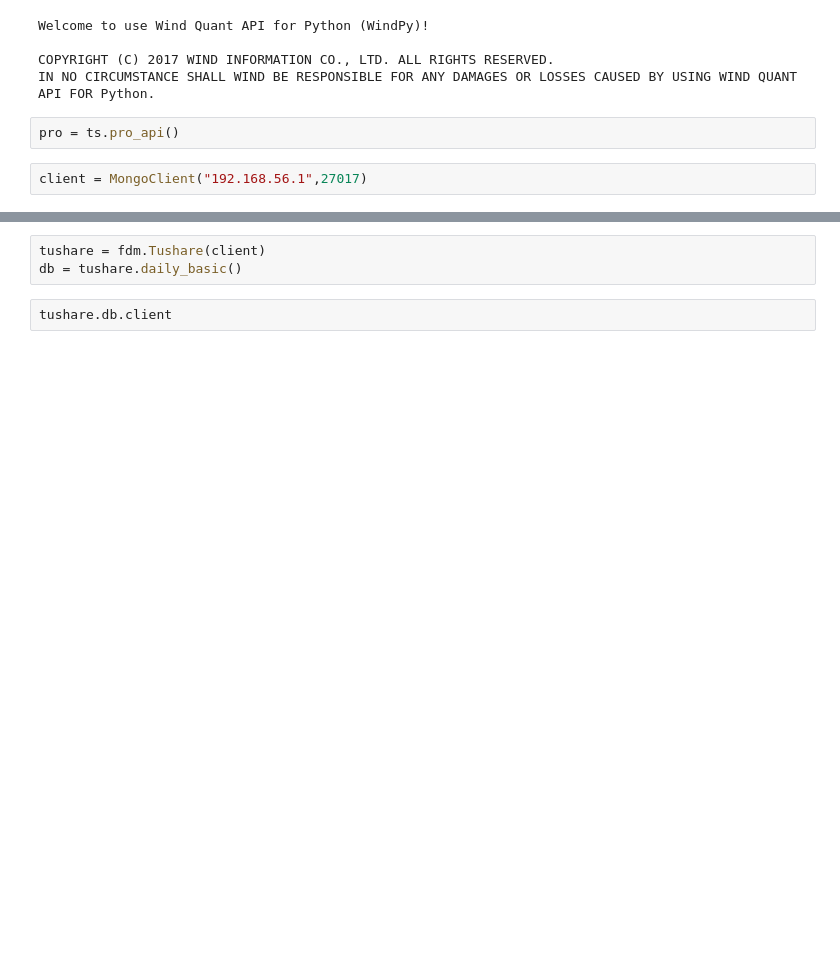
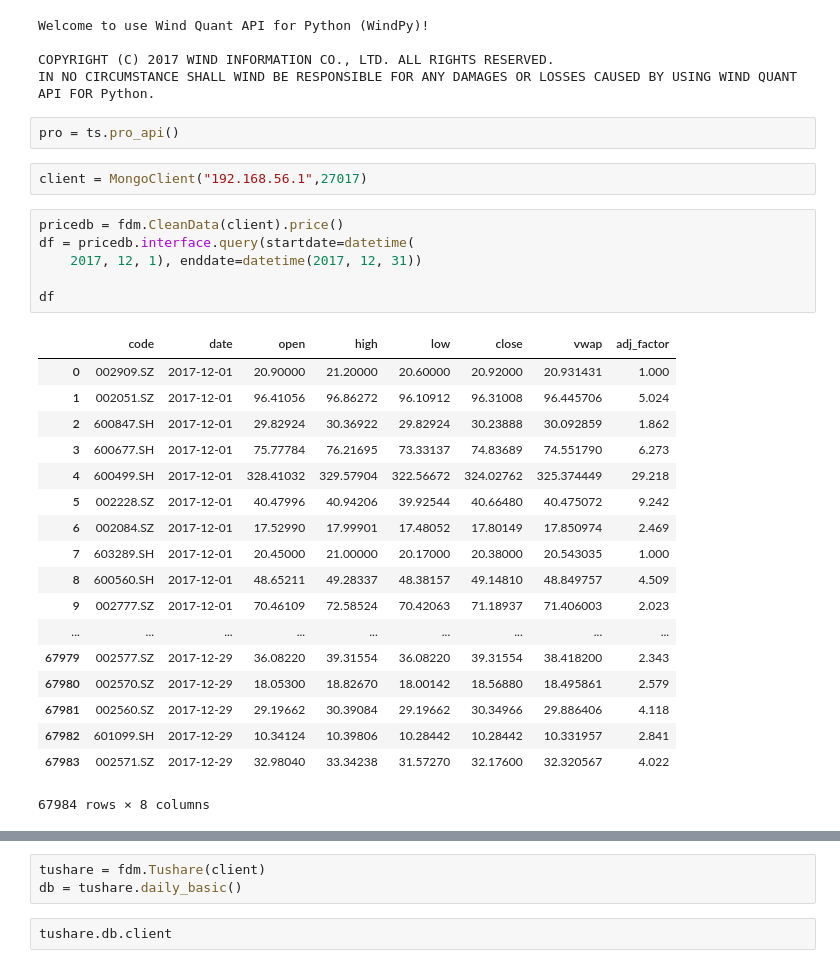
Before and after one commit to banksempire/FDM, a Jupyter notebook: FDM_test.ipynb, the cells around one changed output, grey strips where cells are left out. Saved outputs shown, nothing was run; the diff lists cells and outputs as text; blank space fills up the shorter version.

```diff
--- a/FDM_test.ipynb
+++ b/FDM_test.ipynb
@@ -23,3 +23,28 @@ IN NO CIRCUMSTANCE SHALL WIND BE RESPONSIBLE FOR ANY DAMAGES OR LOSSES CAUSED BY
 pro = ts.pro_api()
 # %%
 client = MongoClient("192.168.56.1",27017)
+# %%
+pricedb = fdm.CleanData(client).price()
+df = pricedb.interface.query(startdate=datetime(
+    2017, 12, 1), enddate=datetime(2017, 12, 31))
+
+df
+# %% [output]
+|  | code | date | open | high | low | close | vwap | adj_factor |
+| 0 | 002909.SZ | 2017-12-01 | 20.90000 | 21.20000 | 20.60000 | 20.92000 | 20.931431 | 1.000 |
+| 1 | 002051.SZ | 2017-12-01 | 96.41056 | 96.86272 | 96.10912 | 96.31008 | 96.445706 | 5.024 |
+| 2 | 600847.SH | 2017-12-01 | 29.82924 | 30.36922 | 29.82924 | 30.23888 | 30.092859 | 1.862 |
+| 3 | 600677.SH | 2017-12-01 | 75.77784 | 76.21695 | 73.33137 | 74.83689 | 74.551790 | 6.273 |
+| 4 | 600499.SH | 2017-12-01 | 328.41032 | 329.57904 | 322.56672 | 324.02762 | 325.374449 | 29.218 |
+| 5 | 002228.SZ | 2017-12-01 | 40.47996 | 40.94206 | 39.92544 | 40.66480 | 40.475072 | 9.242 |
+| 6 | 002084.SZ | 2017-12-01 | 17.52990 | 17.99901 | 17.48052 | 17.80149 | 17.850974 | 2.469 |
+| 7 | 603289.SH | 2017-12-01 | 20.45000 | 21.00000 | 20.17000 | 20.38000 | 20.543035 | 1.000 |
+| 8 | 600560.SH | 2017-12-01 | 48.65211 | 49.28337 | 48.38157 | 49.14810 | 48.849757 | 4.509 |
+| 9 | 002777.SZ | 2017-12-01 | 70.46109 | 72.58524 | 70.42063 | 71.18937 | 71.406003 | 2.023 |
+| ... | ... | ... | ... | ... | ... | ... | ... | ... |
+| 67979 | 002577.SZ | 2017-12-29 | 36.08220 | 39.31554 | 36.08220 | 39.31554 | 38.418200 | 2.343 |
+| 67980 | 002570.SZ | 2017-12-29 | 18.05300 | 18.82670 | 18.00142 | 18.56880 | 18.495861 | 2.579 |
+| 67981 | 002560.SZ | 2017-12-29 | 29.19662 | 30.39084 | 29.19662 | 30.34966 | 29.886406 | 4.118 |
+| 67982 | 601099.SH | 2017-12-29 | 10.34124 | 10.39806 | 10.28442 | 10.28442 | 10.331957 | 2.841 |
+| 67983 | 002571.SZ | 2017-12-29 | 32.98040 | 33.34238 | 31.57270 | 32.17600 | 32.320567 | 4.022 |
+67984 rows × 8 columns
```
Also changed, not shown: parts of 3 cells of this notebook, 2 other files.
